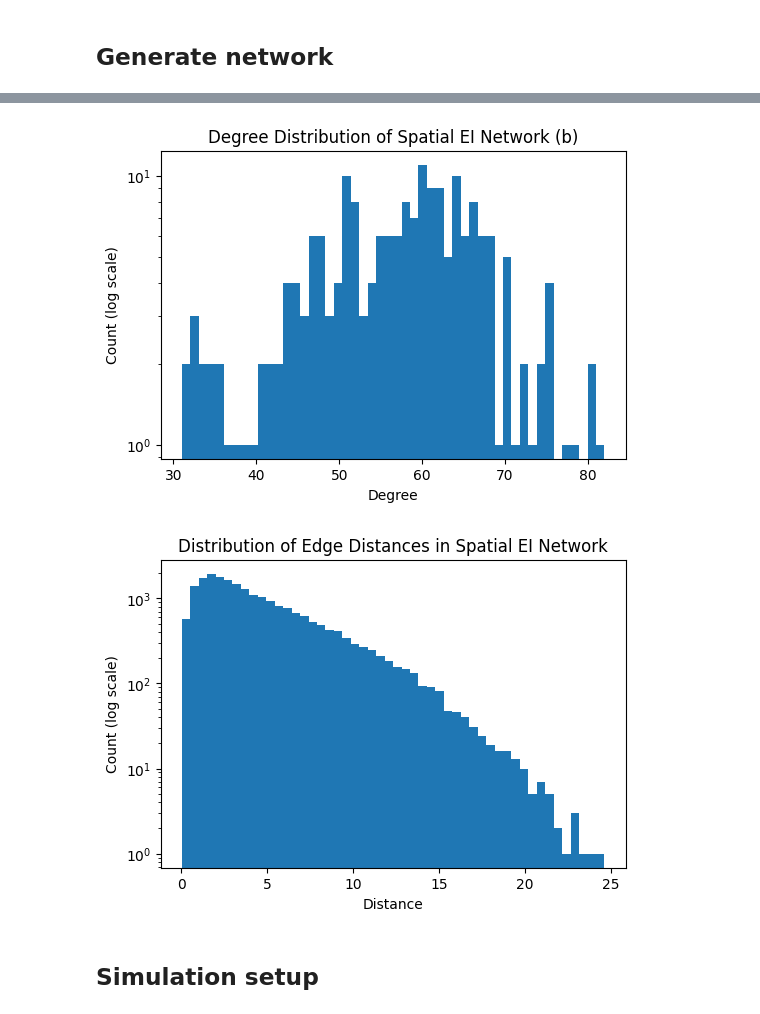
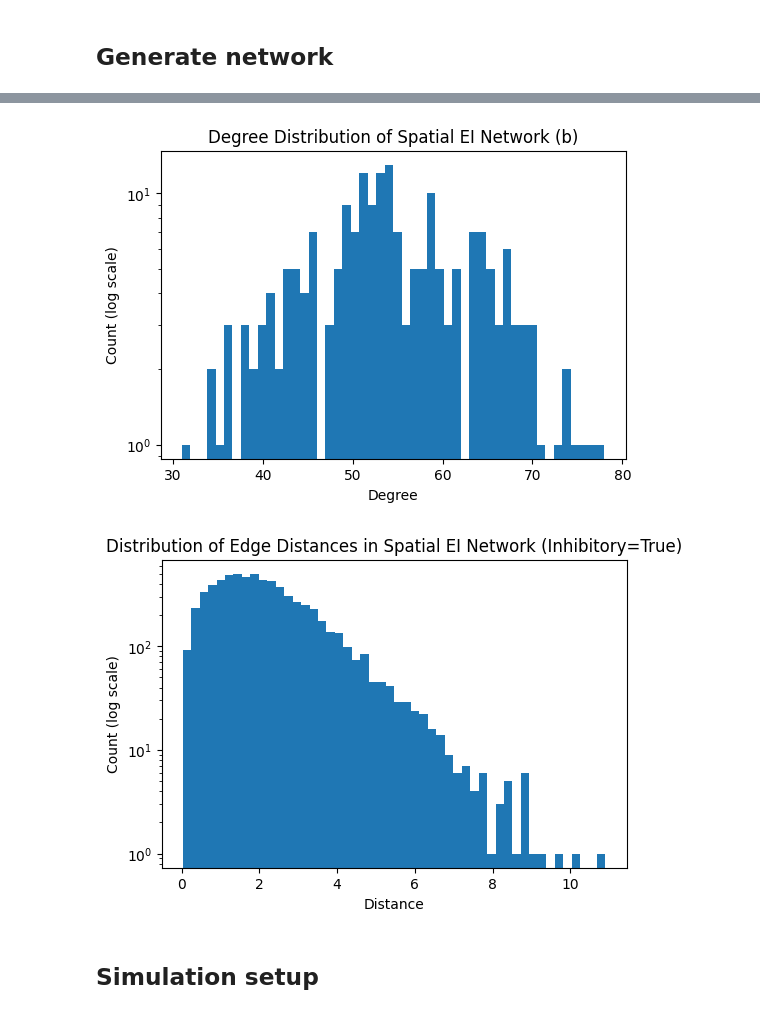
Before and after one commit to Dalsaetra/NeuroSimV3, a Jupyter notebook: python/week6/ssai_w6.ipynb, the cells around one changed output, grey strips where cells are left out. Saved outputs shown, nothing was run; the diff lists cells and outputs as text; code cells hidden in the pictures.

```diff
--- a/python/week6/ssai_w6.ipynb
+++ b/python/week6/ssai_w6.ipynb
@@ -71,7 +71,7 @@ outdegree_config_by_type={
 
 normalize_mode = "out"
 # normalize_target = 20.0
-normalize_target_out_E = 50.0
+normalize_target_out_E = 15.0
 normalize_target_out_I = 1000.0
 
 G = generate_spatial_ei_network(n_neurons=n_neurons, type_fractions=type_fractions,
@@ -106,7 +106,7 @@ plt.xlabel("Degree")
 plt.ylabel("Count (log scale)")
 plt.show()
 # %% [output]
-[figure, old version]
+[figure, new version]
 # %%
 enable_plot = False
 
@@ -131,15 +131,16 @@ if enable_plot:
     plt.show()
 # %%
 # Print distribution of "distance" attribute for edges
-distances = [G[u][v]['distance'] for u, v in G.edges()]
+if_inhibitory = True
+distances = [G[u][v]['distance'] for u, v in G.edges() if G.nodes[u]['inhibitory'] == if_inhibitory]
 plt.figure(figsize=(6,4))
 plt.hist(distances, bins=50, log=True)
-plt.title("Distribution of Edge Distances in Spatial EI Network")
+plt.title(f"Distribution of Edge Distances in Spatial EI Network (Inhibitory={if_inhibitory})")
 plt.xlabel("Distance")
 plt.ylabel("Count (log scale)")
 plt.show()
 # %% [output]
-[figure, old version]
+[figure, new version]
 # %% [markdown]
 ## Simulation setup
 # %%
```
Also changed, not shown: parts of 5 cells of this notebook.
